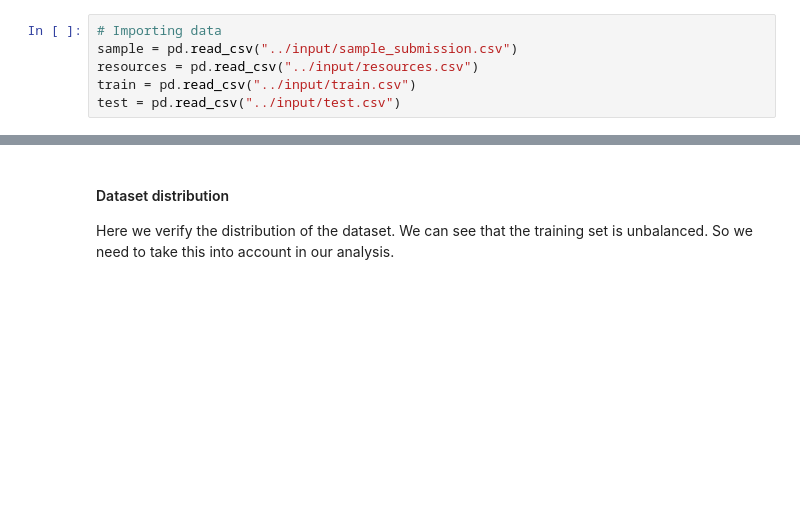
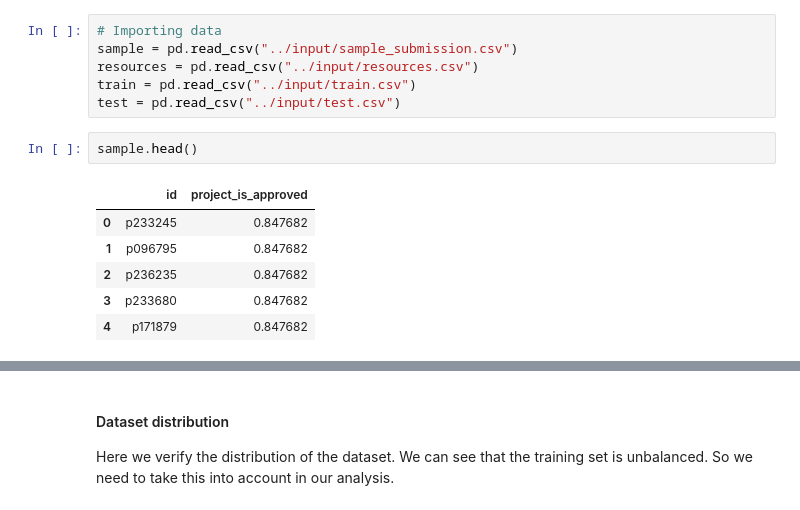
Before and after one commit to rafaelmartinsbuck/donorschoose-application-screening, a Jupyter notebook: Donors_choose_prediction_project.ipynb, the cells around one changed output, grey strips where cells are left out. Drawn from its saved outputs; the diff is of its cells as text; blank space fills up the shorter version.

```diff
--- a/Donors_choose_prediction_project.ipynb
+++ b/Donors_choose_prediction_project.ipynb
@@ -96,3 +109,12 @@ sample = pd.read_csv("../input/sample_submission.csv")
 resources = pd.read_csv("../input/resources.csv")
 train = pd.read_csv("../input/train.csv")
 test = pd.read_csv("../input/test.csv")
+# %%
+sample.head()
+# %% [output]
+|  | id | project_is_approved |
+| 0 | p233245 | 0.847682 |
+| 1 | p096795 | 0.847682 |
+| 2 | p236235 | 0.847682 |
+| 3 | p233680 | 0.847682 |
+| 4 | p171879 | 0.847682 |
```
Also changed, not shown: parts of 6 cells of this notebook.
